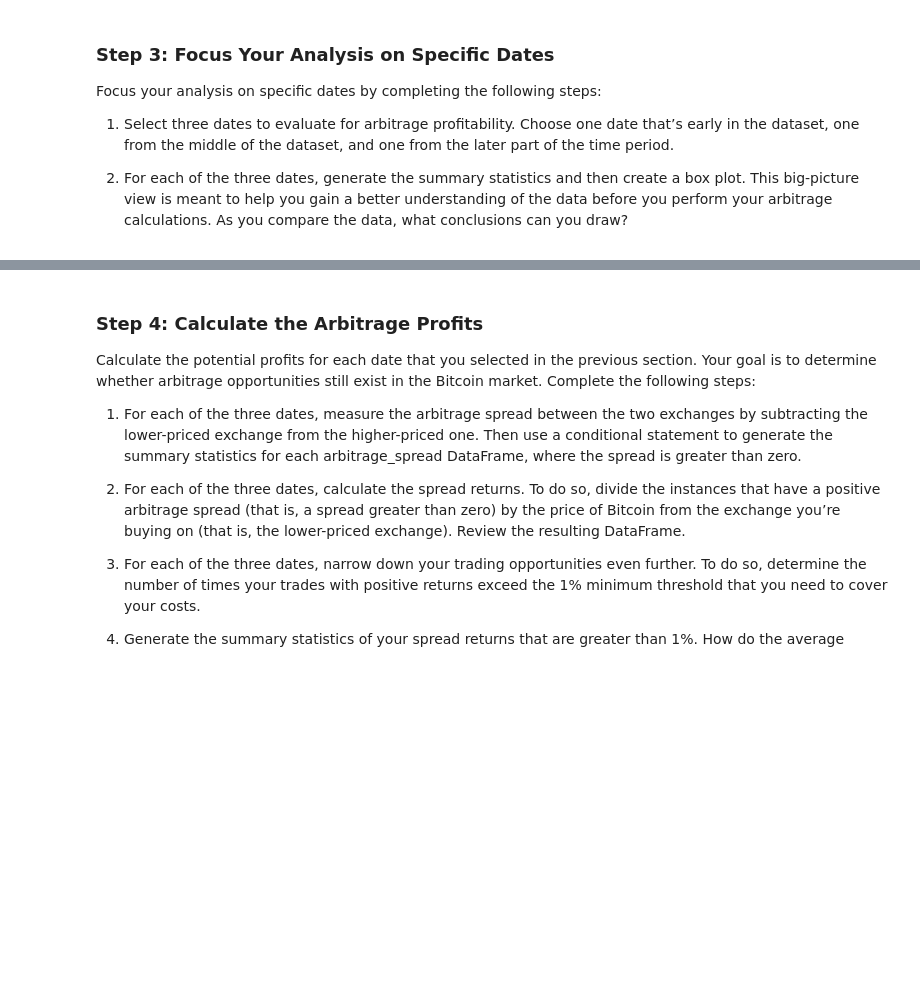
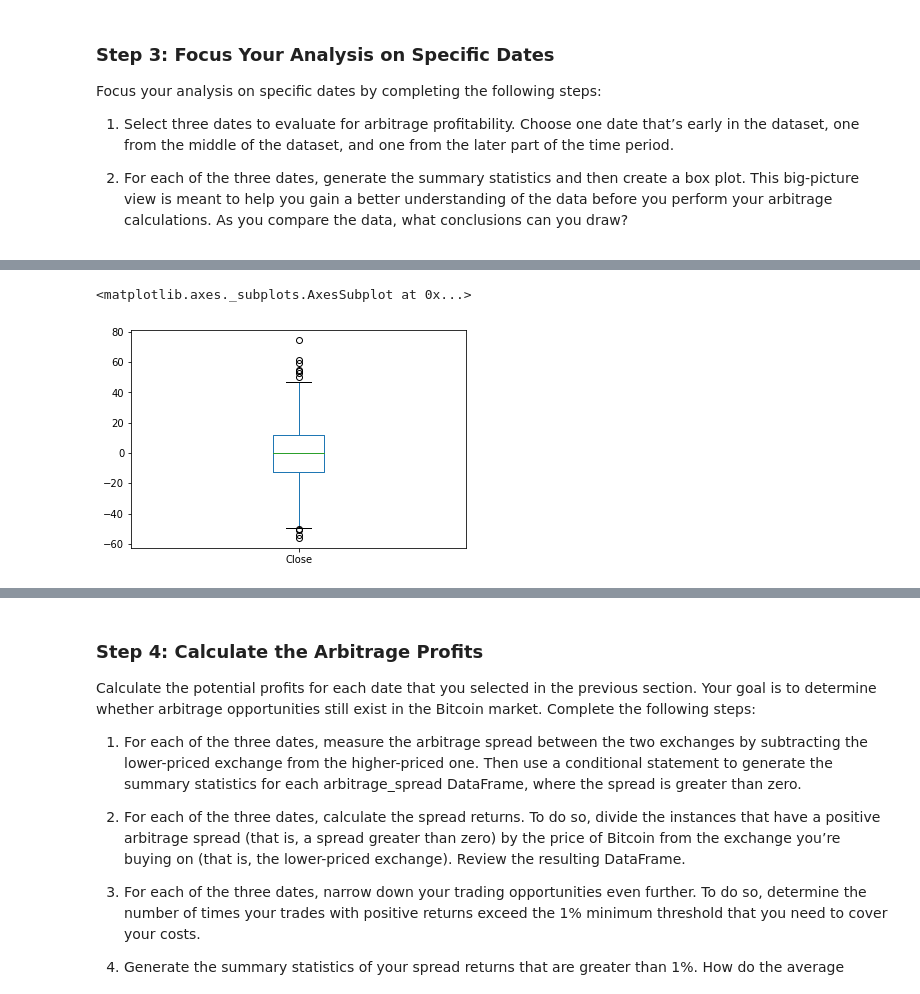
Before and after one commit to AnilVinnakota/assignment3, a Jupyter notebook: crypto_arbitrage.ipynb, the cells around one changed output, grey strips where cells are left out. Cells and saved outputs as stored; diff of their text form; code cells hidden in the pictures; blank space fills up the shorter version.

```diff
--- a/crypto_arbitrage.ipynb
+++ b/crypto_arbitrage.ipynb
@@ -225,7 +250,8 @@ arbitrage_spread_early = # YOUR CODE HERE
 # %%
 # Using the date in the middle that you have selected, calculate the arbitrage spread
 # by subtracting the bitstamp lower closing prices from the coinbase higher closing prices
-arbitrage_spread_middle = # YOUR CODE HERE
+arbitrage_spread_middle = coinbase_sliced.loc['2018-02-10'] - bitstamp_sliced.loc['2018-02-10']
 
 # Generate summary statistics
 # YOUR CODE HERE
+arbitrage_spread_middle.describe()
@@ -232,6 +268,10 @@ arbitrage_spread_middle = # YOUR CODE HERE
 # %%
 # Visualize the arbitrage spread from the middle of the dataset in a box plot
 # YOUR CODE HERE
+arbitrage_spread_middle.plot.box()
+# %% [output]
+<matplotlib.axes._subplots.AxesSubplot at 0x...>
+[figure, added]
 # %%
 # Create an overlay plot that visualizes the two dataframes over a period of one day from late in the dataset.
 # Be sure that the plots include the parameters `legend`, `figsize`, `title`, `color` and `label`
```
Also changed, not shown: parts of 21 cells of this notebook.
